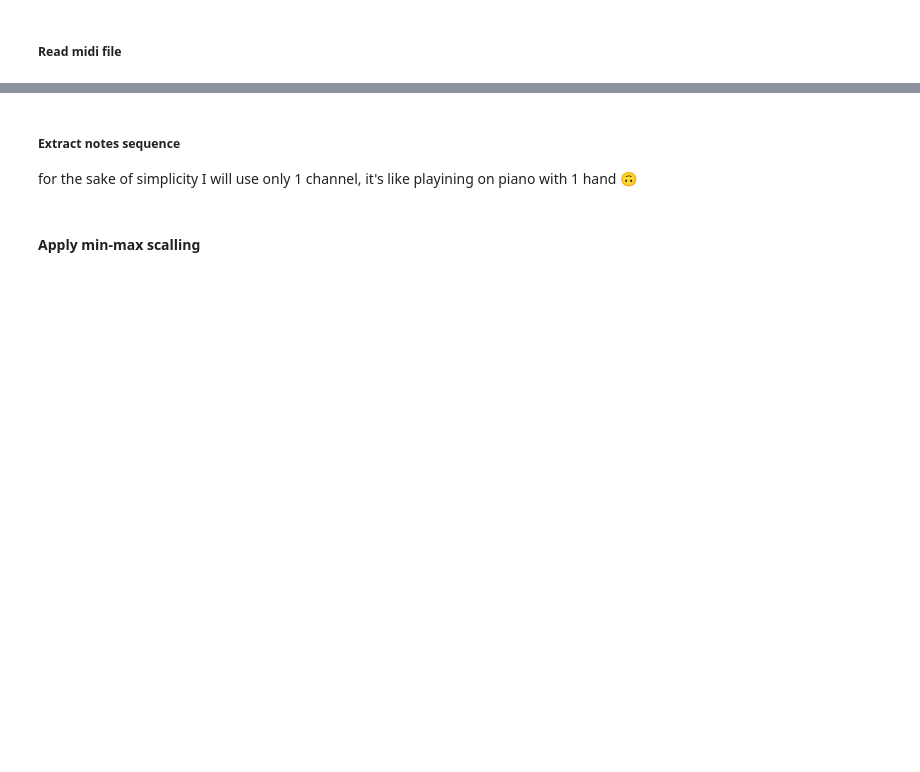
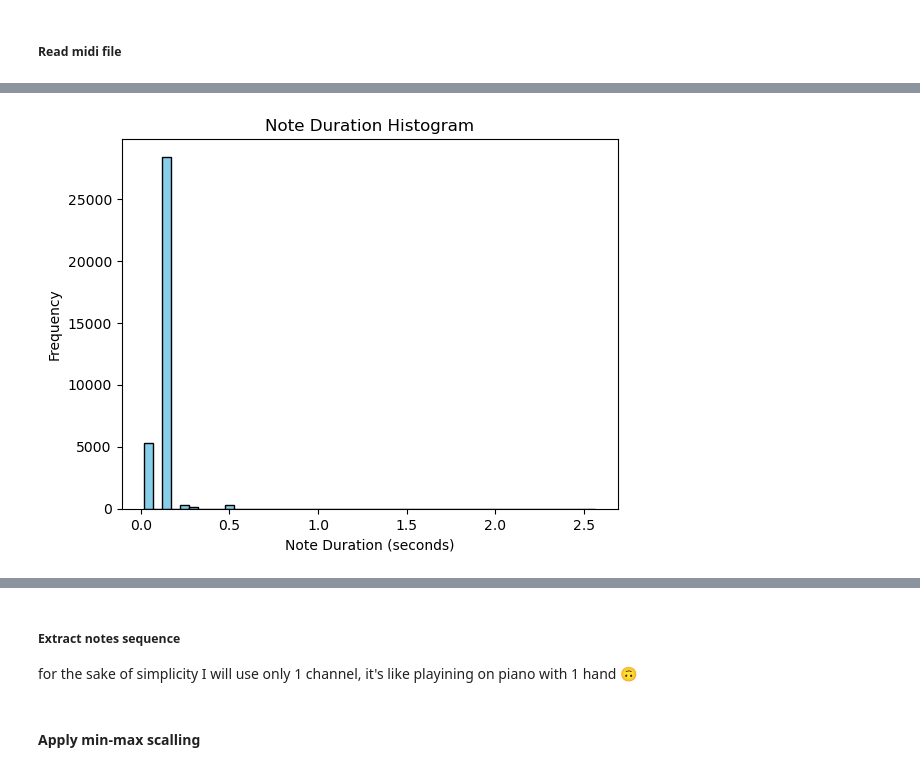
Before and after one commit to divyansh-1611/DAV_BeatCraft, a Jupyter notebook: Music gerenation with Keras and TF.ipynb, the cells around one changed output, grey strips where cells are left out. Cells and saved outputs as stored; diff of their text form; code cells hidden in the pictures; blank space fills up the shorter version.

```diff
--- a/Music gerenation with Keras and TF.ipynb
+++ b/Music gerenation with Keras and TF.ipynb
@@ -45,0 +61,11 @@ notes = []
+# %%
+midi_file = pretty_midi.PrettyMIDI(mid_path)
+note_durations = [note.end - note.start for instrument in midi_file.instruments for note in instrument.notes]
+
+plt.hist(note_durations, bins=50, color='skyblue', edgecolor='black')
+plt.xlabel('Note Duration (seconds)')
+plt.ylabel('Frequency')
+plt.title('Note Duration Histogram')
+plt.show()
+# %% [output]
+[figure, added]
```
Also changed, not shown: parts of 8 cells of this notebook, 2 other files.
